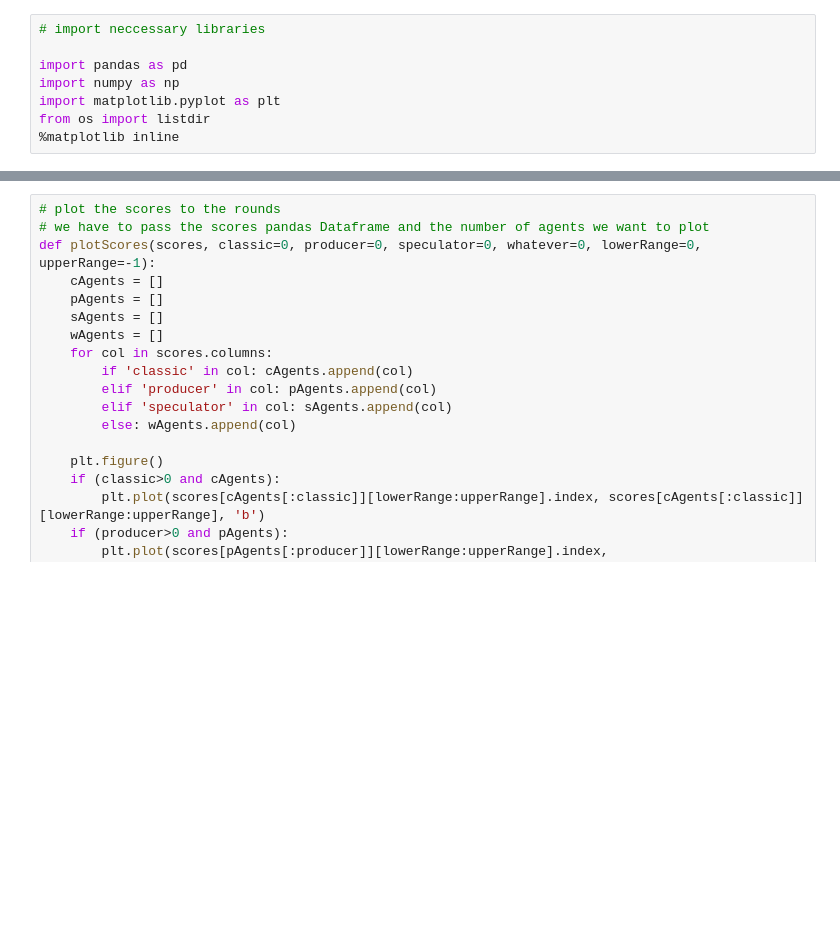
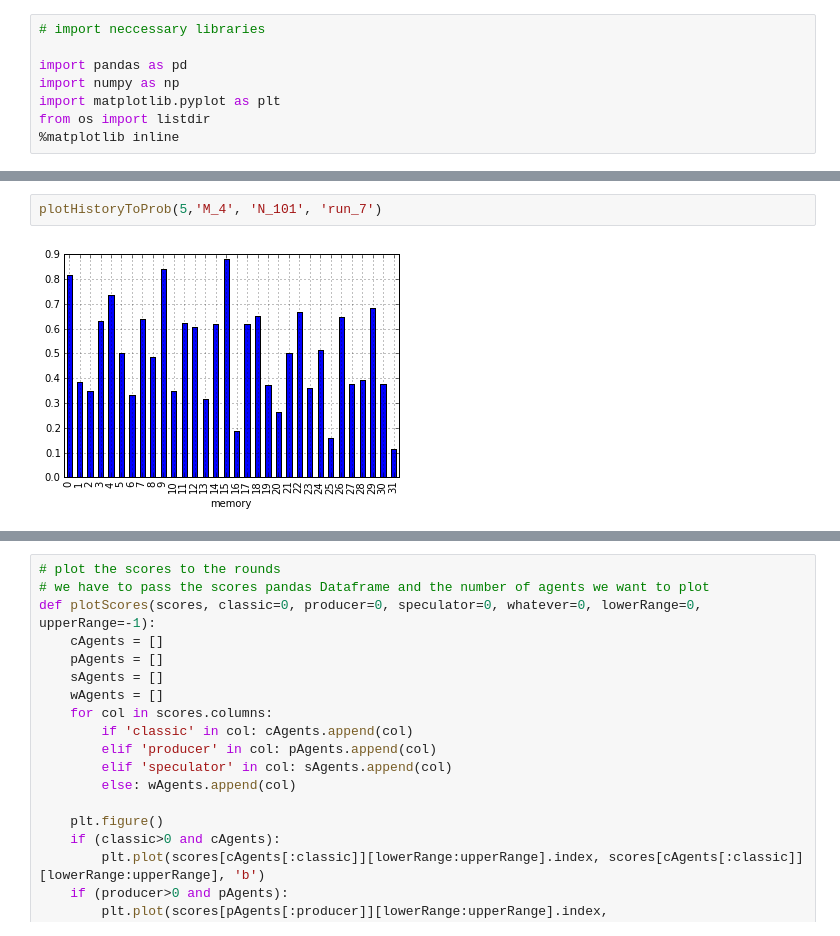
Before and after one commit to sandromehic/mingam, a Jupyter notebook: analysis/ControlParameters.ipynb, the cells around one changed output, grey strips where cells are left out. Saved outputs shown, nothing was run; the diff lists cells and outputs as text; blank space fills up the shorter version.

```diff
--- a/analysis/ControlParameters.ipynb
+++ b/analysis/ControlParameters.ipynb
@@ -169,3 +150,7 @@ plotHistoryToProb(4,'M_4', 'N_101', 'run_2')
+# %%
+plotHistoryToProb(5,'M_4', 'N_101', 'run_7')
+# %% [output]
+[figure, added]
 # %%
 plotMemoryToStdDev()
 # %% [output]
```
Also changed, not shown: parts of 8 cells of this notebook, 5 other files.
